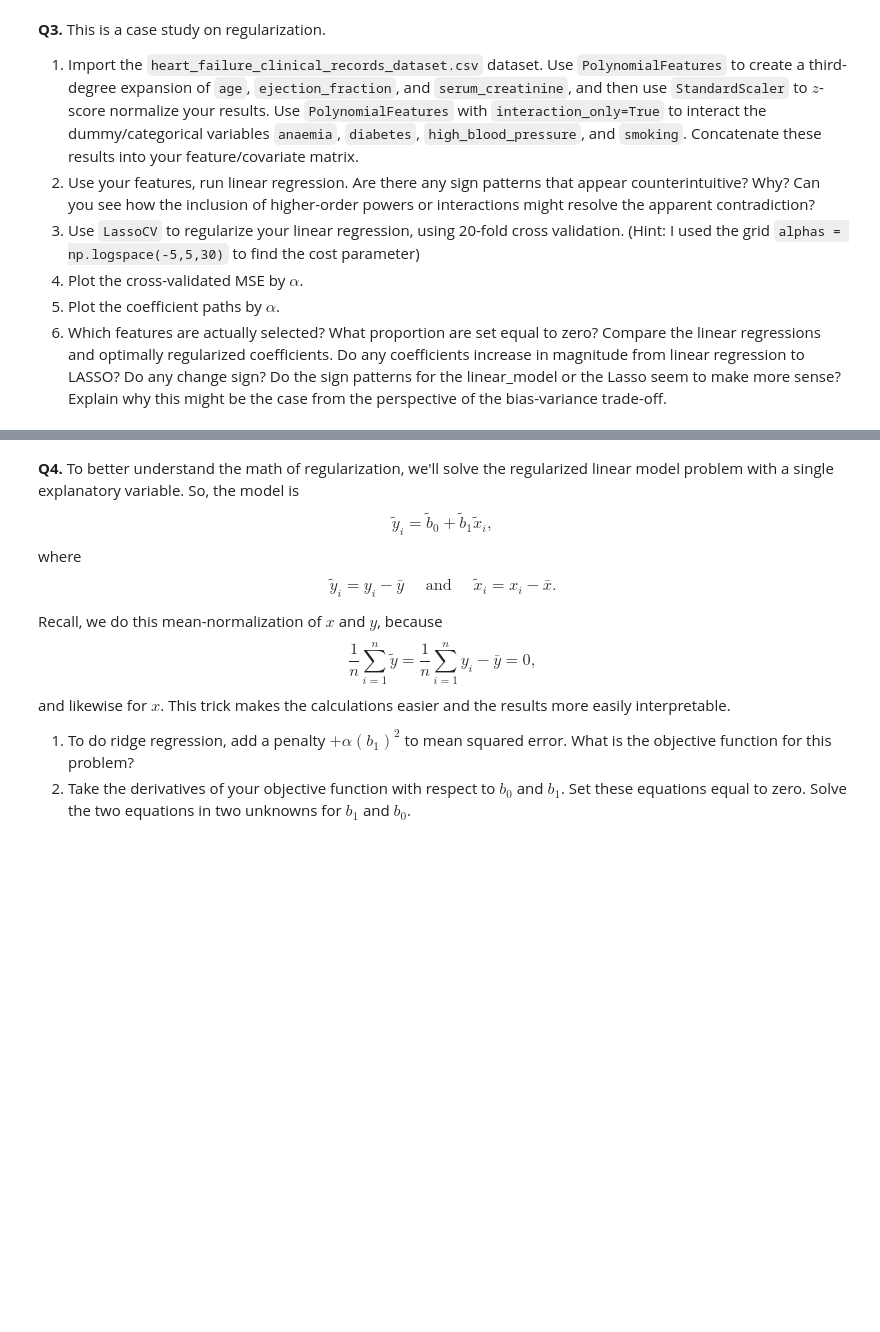
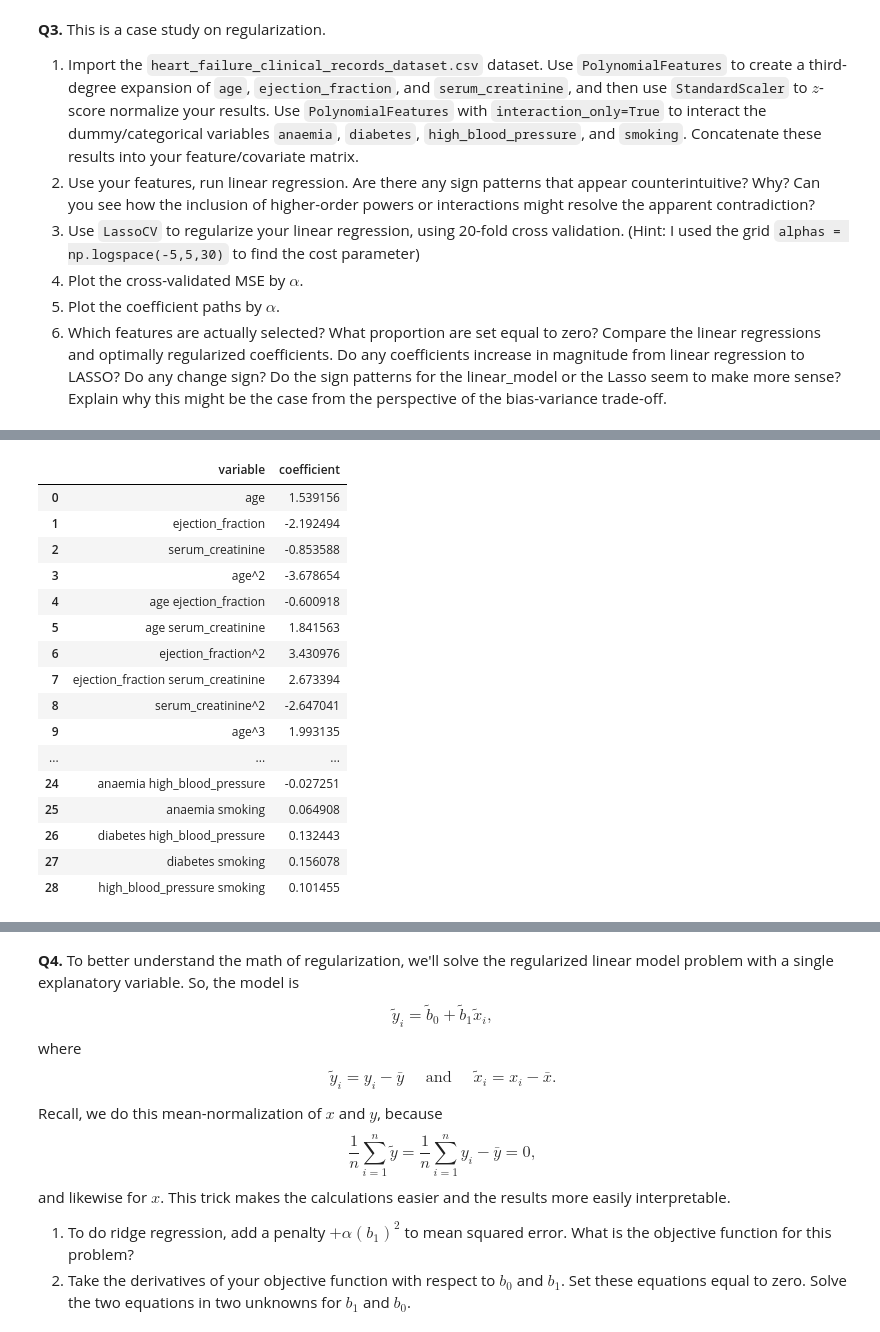
Before and after one commit to arya-rajesh-99/undergrad_ml_assignments, a Jupyter notebook: 04_assignment_regularization.ipynb, the cells around one changed output, grey strips where cells are left out. Saved outputs shown, nothing was run; the diff lists cells and outputs as text; code cells hidden in the pictures; blank space fills up the shorter version.

```diff
--- a/04_assignment_regularization.ipynb
+++ b/04_assignment_regularization.ipynb
@@ -184,3 +195,19 @@ The LASSO coefficients are smaller in magnitude than the linear regression. No c
 # 3.1
 heartfailure_df = pd.read_csv('./data/heart_failure_clinical_records_dataset.csv')
 heartfailure_df.head()
+#third degree expansion
+X = heartfailure_df[["age", "ejection_fraction", "serum_creatinine"]]
+expander = PolynomialFeatures(degree=3, include_bias=False)
+X_poly = expander.fit_transform(X)
+poly_names = expander.get_feature_names_out()
+# z-score normalize
+scaler = StandardScaler()
+X_scaled = scaler.fit_transform(X_poly)
+#covariate matrix
+X_categorical = heartfailure_df[["anaemia", "diabetes", "high_blood_pressure", "smoking"]]
+expander_categorical = PolynomialFeatures(degree=2, interaction_only=True, include_bias=False)
+X_categorical_matrix = expander_categorical.fit_transform(X_categorical)
+categorical_vars = expander_categorical.get_feature_names_out()
+X = np.concatenate([X_scaled, X_categorical_matrix], axis=1)
+feature_names = np.concatenate([poly_names, categorical_vars])
+print(X)
@@ -186,0 +228,28 @@ heartfailure_df.head()
+# %%
+#3.2
+y = heartfailure_df["DEATH_EVENT"]
+linear_model = LinearRegression()
+linear_model = linear_model.fit(X, y)
+linear_coefs = linear_model.coef_
+pd.DataFrame({
+    "variable": feature_names,
+    "coefficient": linear_coefs
+})
+# %% [output]
+|  | variable | coefficient |
+| 0 | age | 1.539156 |
+| 1 | ejection_fraction | -2.192494 |
+| 2 | serum_creatinine | -0.853588 |
+| 3 | age^2 | -3.678654 |
+| 4 | age ejection_fraction | -0.600918 |
+| 5 | age serum_creatinine | 1.841563 |
+| 6 | ejection_fraction^2 | 3.430976 |
+| 7 | ejection_fraction serum_creatinine | 2.673394 |
+| 8 | serum_creatinine^2 | -2.647041 |
+| 9 | age^3 | 1.993135 |
+| ... | ... | ... |
+| 24 | anaemia high_blood_pressure | -0.027251 |
+| 25 | anaemia smoking | 0.064908 |
+| 26 | diabetes high_blood_pressure | 0.132443 |
+| 27 | diabetes smoking | 0.156078 |
+| 28 | high_blood_pressure smoking | 0.101455 |
```
Also changed, not shown: parts of 15 cells of this notebook.
